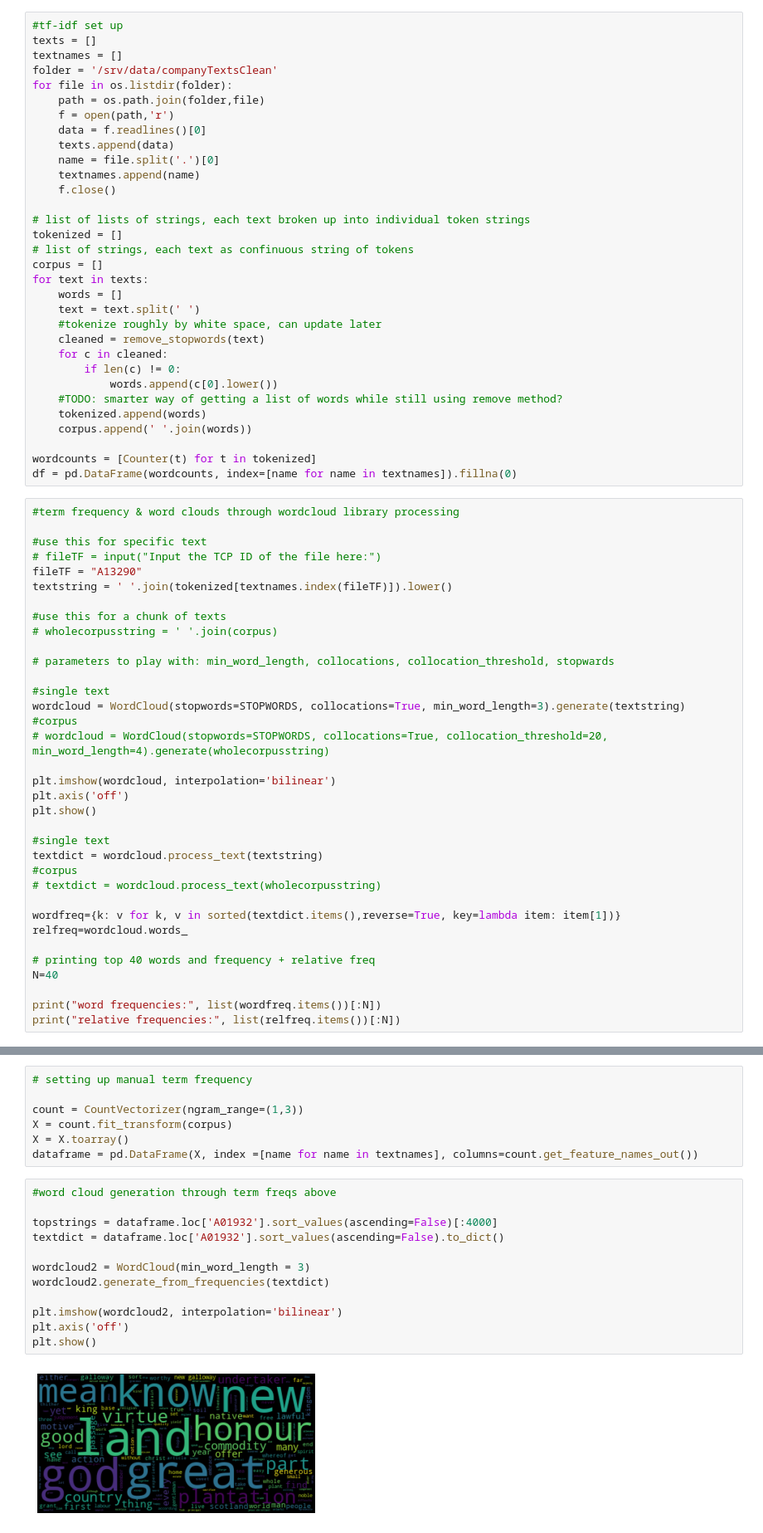
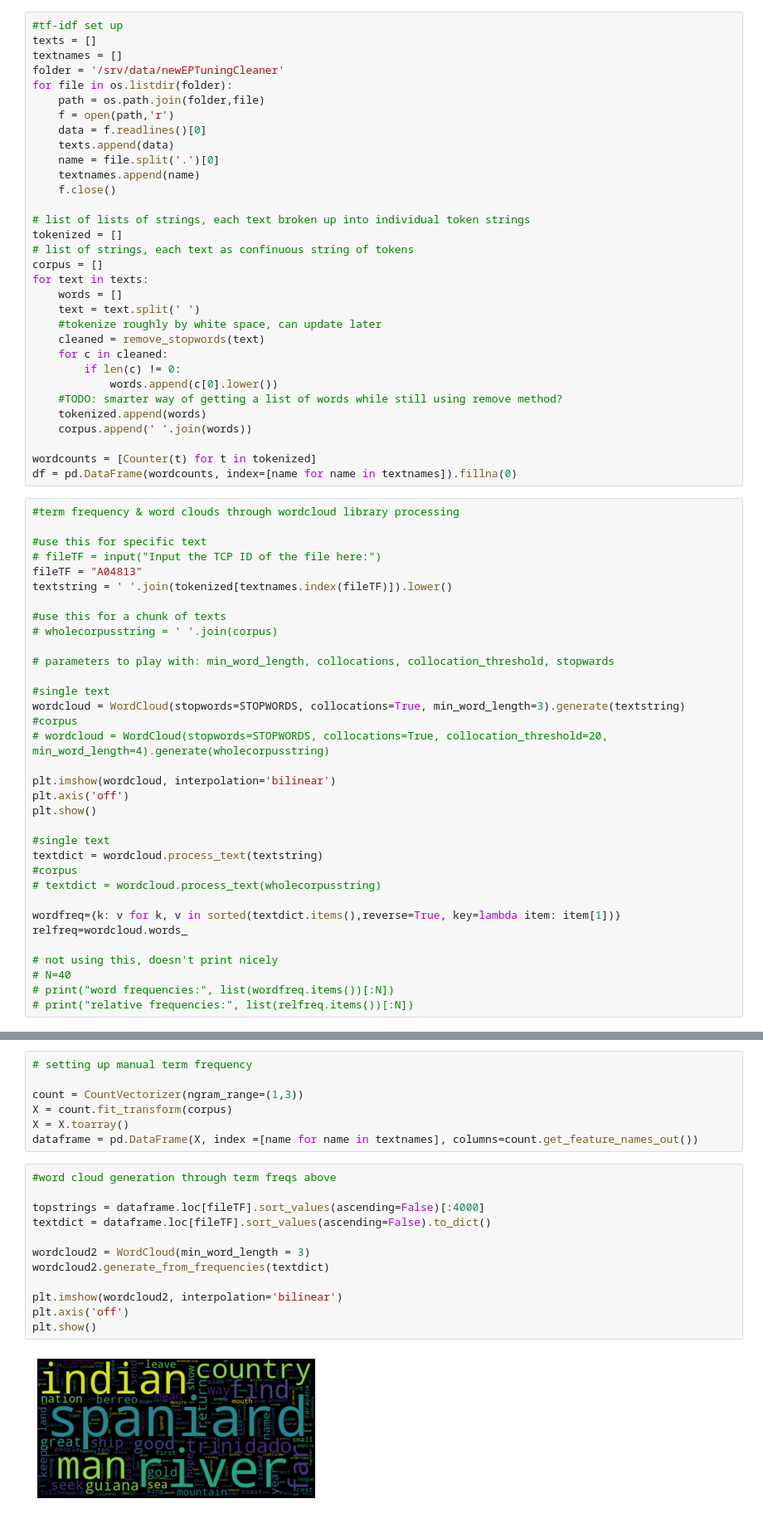
Before and after one commit to amycweng/ECBC-Data-2022, a Jupyter notebook: vocab.ipynb, the cells around one changed output, grey strips where cells are left out. Shown: that part at 83% size. Saved outputs shown, nothing was run; the diff lists cells and outputs as text.

```diff
--- a/vocab.ipynb
+++ b/vocab.ipynb
@@ -34,7 +34,7 @@ def remove_stopwords(data):
 #tf-idf set up
 texts = []
 textnames = []
-folder = '/srv/data/companyTextsClean'
+folder = '/srv/data/newEPTuningCleaner'
 for file in os.listdir(folder):
     path = os.path.join(folder,file)
     f = open(path,'r')
@@ -67,7 +67,7 @@ df = pd.DataFrame(wordcounts, index=[name for name in textnames]).fillna(0)
 
 #use this for specific text
 # fileTF = input("Input the TCP ID of the file here:")
-fileTF = "A13290"
+fileTF = "A04813"
 textstring = ' '.join(tokenized[textnames.index(fileTF)]).lower()
 
 #use this for a chunk of texts
@@ -92,9 +92,8 @@ textdict = wordcloud.process_text(textstring)
 wordfreq={k: v for k, v in sorted(textdict.items(),reverse=True, key=lambda item: item[1])}
 relfreq=wordcloud.words_
 
-# printing top 40 words and frequency + relative freq
-N=40
-
-print("word frequencies:", list(wordfreq.items())[:N])
-print("relative frequencies:", list(relfreq.items())[:N])
+# not using this, doesn't print nicely
+# N=40
+# print("word frequencies:", list(wordfreq.items())[:N])
+# print("relative frequencies:", list(relfreq.items())[:N])
 # %% [output]
@@ -111,16 +135,16 @@ dataframe = pd.DataFrame(X, index =[name for name in textnames], columns=count.g
 # %%
 #word cloud generation through term freqs above
 
-topstrings = dataframe.loc['A01932'].sort_values(ascending=False)[:4000]
-textdict = dataframe.loc['A01932'].sort_values(ascending=False).to_dict()
+topstrings = dataframe.loc[fileTF].sort_values(ascending=False)[:4000]
+textdict = dataframe.loc[fileTF].sort_values(ascending=False).to_dict()
 
 wordcloud2 = WordCloud(min_word_length = 3)
 wordcloud2.generate_from_frequencies(textdict)
 
 plt.imshow(wordcloud2, interpolation='bilinear')
 plt.axis('off')
 plt.show()
 # %% [output]
-[figure, old version]
+[figure, new version]
 # %%
 # basetext = input("input the TCP ID of the text you'd like to sort by: ")
```
Also changed, not shown: parts of 9 cells of this notebook.
